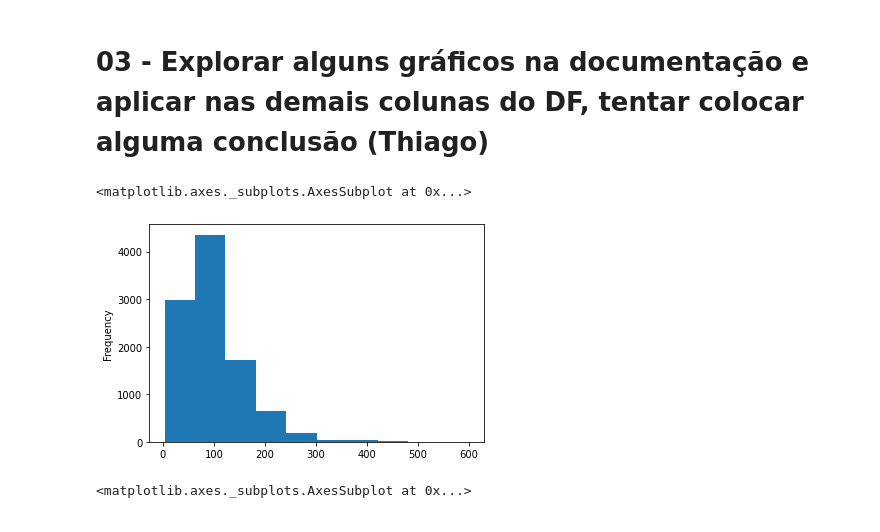
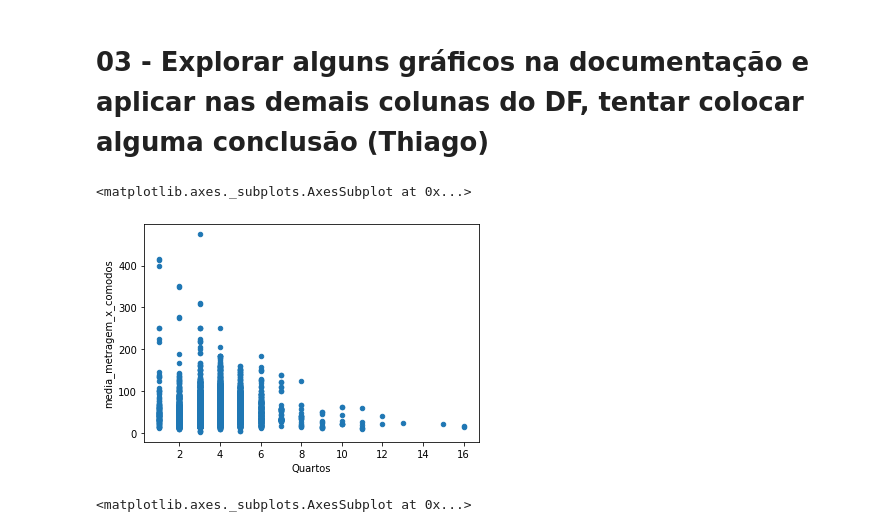
Before and after one commit to alxfernandes/imersao_dados_4_alura, a Jupyter notebook: Imersao_dados_4_aula_01.ipynb, the cells around one changed output. Saved outputs shown, nothing was run; the diff lists cells and outputs as text; code cells hidden in the pictures.

```diff
--- a/Imersao_dados_4_aula_01.ipynb
+++ b/Imersao_dados_4_aula_01.ipynb
@@ -64,13 +64,17 @@ dados[dados['Bairro'] == 'Alto de Pinheiros']
 409 rows × 8 columns
 # %% [markdown]
 # 03 - Explorar alguns gráficos na documentação e aplicar nas demais colunas do DF, tentar colocar alguma conclusão (Thiago)
-# %%
-dados['metragem_media_comodos'] = dados['Metragem']/ (dados['Quartos'])
-dados[dados['metragem_media_comodos'] <= 600]['metragem_media_comodos'].plot.hist(bins = 10)
-#conclusão: scatter(x='Quartos',y='metragem_media_comodos')
-# %% [output]
-<matplotlib.axes._subplots.AxesSubplot at 0x...>
-[figure, removed]
+# %%
+dados['media_metragem_x_comodos'] = df_media_metragem_por_comodo = dados['Metragem'] / (dados['Quartos'] + dados['Banheiros'])
+dados[dados['media_metragem_x_comodos'] < 500].plot.scatter(x='Quartos', y='media_metragem_x_comodos')
+'''
+Conclusão: foi necessário restringir a análise a m2 inferiores a 500m2 por comodo. Provavelmente existe uma distoção da
+metragem em relação ao número de comodos dos imóveis. Vemos que a medida que o número de comodos aumenta, seu tamanho diminui
+insinuando que não necessariamente mais comodos indica um imóvel maior.
+'''
+# %% [output]
+<matplotlib.axes._subplots.AxesSubplot at 0x...>
+[figure, added]
 # %%
 dados['Quartos'].hist()
 #Conclusão: A maior parte da amostra são de imóveis entre 3 e 5 Quartos
```
Also changed, not shown: parts of 2 cells of this notebook.
